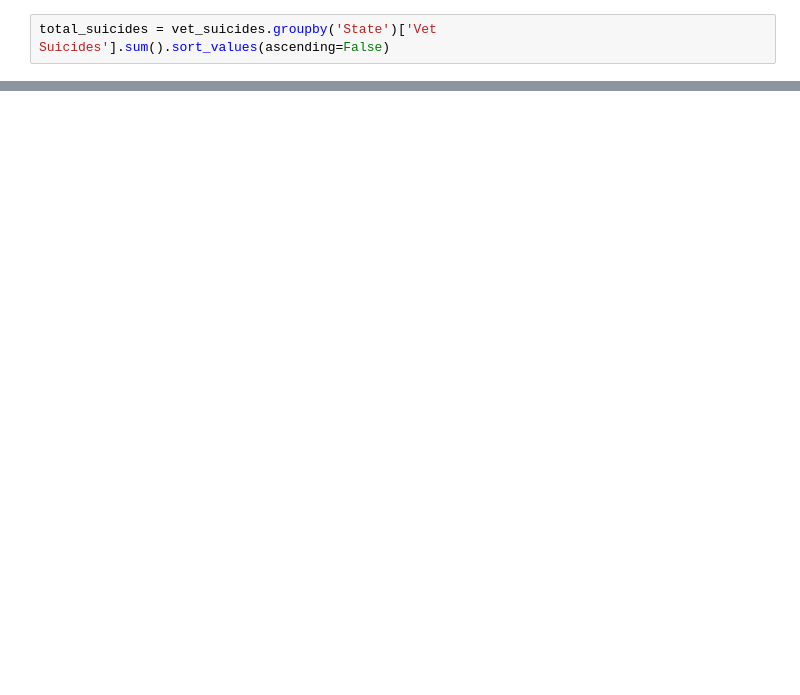
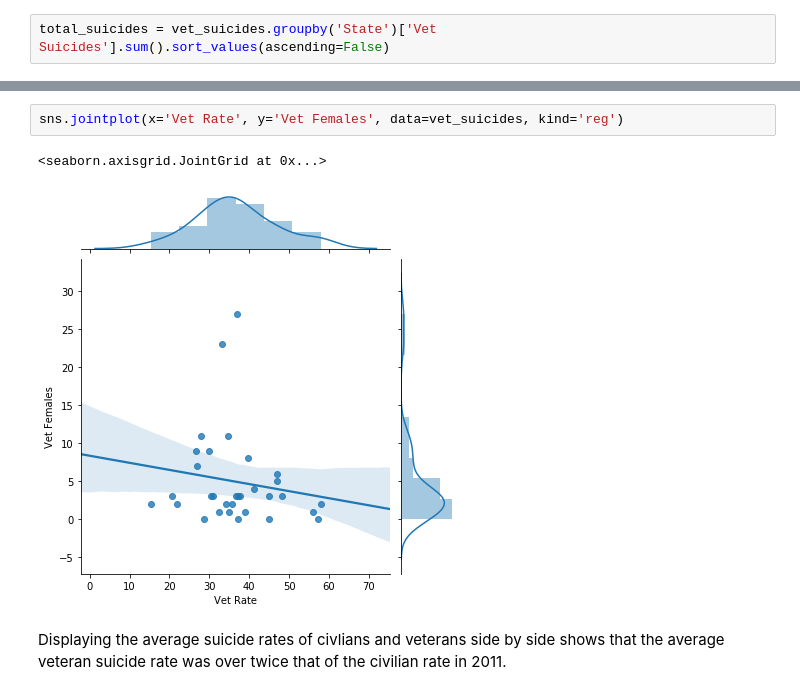
Before and after one commit to genesisluna/data_visualizations, a Jupyter notebook: 2011 US Veteran Suicides.ipynb, the cells around one changed output, grey strips where cells are left out. Drawn from its saved outputs; the diff is of its cells as text; blank space fills up the shorter version.

```diff
--- a/2011 US Veteran Suicides.ipynb
+++ b/2011 US Veteran Suicides.ipynb
@@ -51,0 +82,7 @@ sns.jointplot(x='Civilian Rate', y='Vet Rate', data=vet_suicides, kind='reg')
+# %%
+sns.jointplot(x='Vet Rate', y='Vet Females', data=vet_suicides, kind='reg')
+# %% [output]
+<seaborn.axisgrid.JointGrid at 0x...>
+[figure, added]
+# %% [markdown]
+Displaying the average suicide rates of civlians and veterans side by side shows that the average veteran suicide rate was over twice that of the civilian rate in 2011.
```
Also changed, not shown: parts of 15 cells of this notebook.
